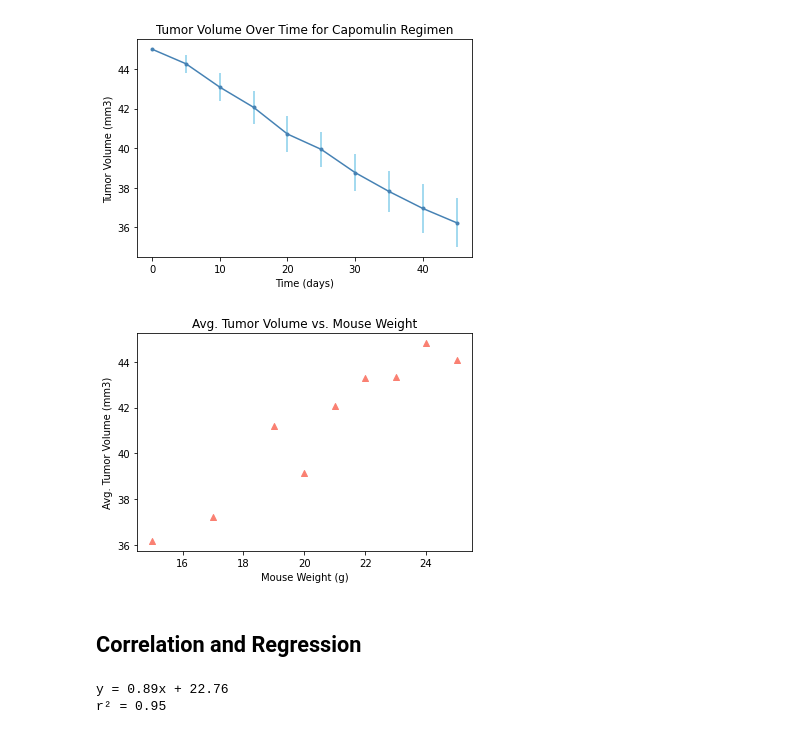
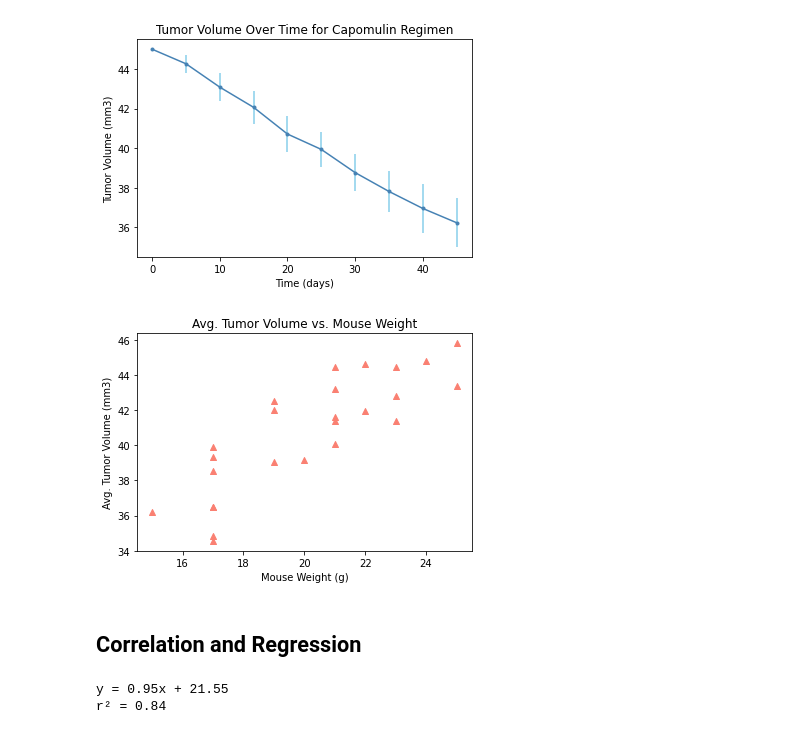
Before and after one commit to Mvhaynes/matplotlib-plots, a Jupyter notebook: Pymaceuticals/pymaceuticals_starter.ipynb, the cells around one changed output. Cells and saved outputs as stored; diff of their text form; code cells hidden in the pictures.

```diff
--- a/Pymaceuticals/pymaceuticals_starter.ipynb
+++ b/Pymaceuticals/pymaceuticals_starter.ipynb
@@ -373,19 +373,19 @@ plt.show()
 # %%
 # Generate a scatter plot of average tumor volume vs. mouse weight for the Capomulin regimen
 
 # Get x and y values
-y_volume = cap_data.groupby('Weight (g)')['Tumor Volume (mm3)'].mean()
-x_weight = y_volume.index
+y_volume = cap_data.groupby('Mouse ID')['Tumor Volume (mm3)'].mean()
+x_weight = cap_data.groupby('Mouse ID')['Weight (g)'].mean()
 
 # Plot and format
 plt.scatter(x_weight, y_volume, marker='^', color='salmon')
 plt.xlabel('Mouse Weight (g)')
 plt.ylabel('Avg. Tumor Volume (mm3)')
 plt.title('Avg. Tumor Volume vs. Mouse Weight')
 
 plt.show()
 # %% [output]
-[figure, old version]
+[figure, new version]
 # %% [markdown]
 ## Correlation and Regression
 # %%
@@ -395,14 +395,16 @@ from scipy.stats import linregress
 # Correlation coefficient
 r_sq = st.pearsonr(x_weight, y_volume)
 r_sq = r_sq[0].round(2)
+r_value = f"r² = {r_sq}"
 
-# Liner regression
-(slope, intercept, rvalue, pvalue, stderr) = linregress(x_weight, y_volume)
+# Linear regression
+(slope, intercept, rvalue, pvalue, std) = linregress(x_weight, y_volume)
 eq = 'y = ' + str(slope.round(2)) + 'x + ' + str((intercept.round(2)))
+regression = x_weight * slope + intercept
 
 # Print values
 print(eq)
-print(f'r² = {r_sq}')
+print(r_value)
 # %% [output]
-y = 0.89x + 22.76
-r² = 0.95
+y = 0.95x + 21.55
+r² = 0.84
```
Also changed, not shown: parts of 2 cells of this notebook.
